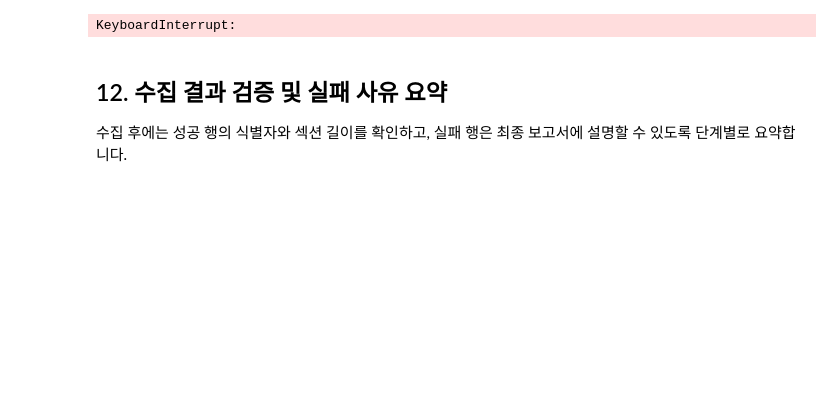
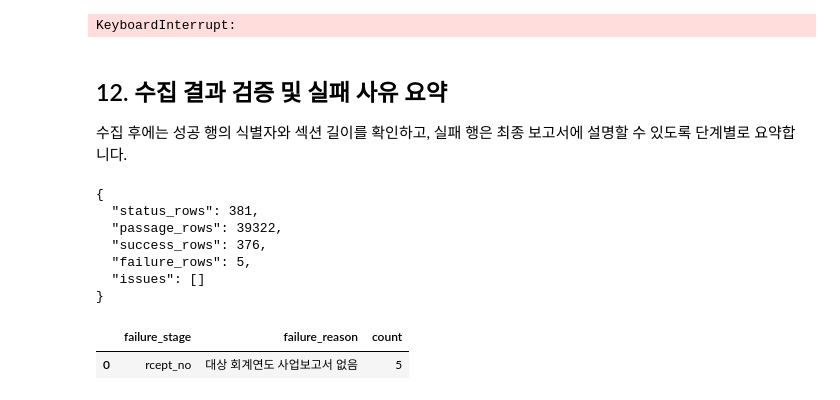
Before and after one commit to sjlee42/esg-dart-project, a Jupyter notebook: notebooks/01_데이터수집.ipynb, the cells around one changed output. Cells and saved outputs as stored; diff of their text form; code cells hidden in the pictures; blank space fills up the shorter version.

```diff
--- a/notebooks/01_데이터수집.ipynb
+++ b/notebooks/01_데이터수집.ipynb
@@ -956,31 +956,41 @@ def validate_collection_outputs(
             issues.append(f'성공 행 중 {col} 누락: {missing}')
     for label in TARGET_SECTION_LABELS:
         col = f'section_{label}_chars'
         short_count = int((ok_df[col].fillna(0) <= 0).sum())
         if short_count:
             issues.append(f'성공 행 중 {label} 섹션 길이 0: {short_count}')
 
     failure_summary = (
         status_df[~ok_mask]
         .groupby(['failure_stage', 'failure_reason'], dropna=False)
         .size()
         .reset_index(name='count')
         .sort_values('count', ascending=False)
     )
 
     summary = {
         'status_rows': len(status_df),
         'passage_rows': len(passages_df),
         'success_rows': int(ok_mask.sum()),
         'failure_rows': int((~ok_mask).sum()),
         'issues': issues,
     }
 
     print(json.dumps(summary, ensure_ascii=False, indent=2))
     if len(failure_summary):
         display(failure_summary.head(30))
     return summary
 
 
 # 수집 후 실행하세요.
-# output_validation = validate_collection_outputs()
+output_validation = validate_collection_outputs()
+# %% [output]
+{
+  "status_rows": 381,
+  "passage_rows": 39322,
+  "success_rows": 376,
+  "failure_rows": 5,
+  "issues": []
+}
+|  | failure_stage | failure_reason | count |
+| 0 | rcept_no | 대상 회계연도 사업보고서 없음 | 5 |
```
Also changed, not shown: parts of 3 cells of this notebook.
